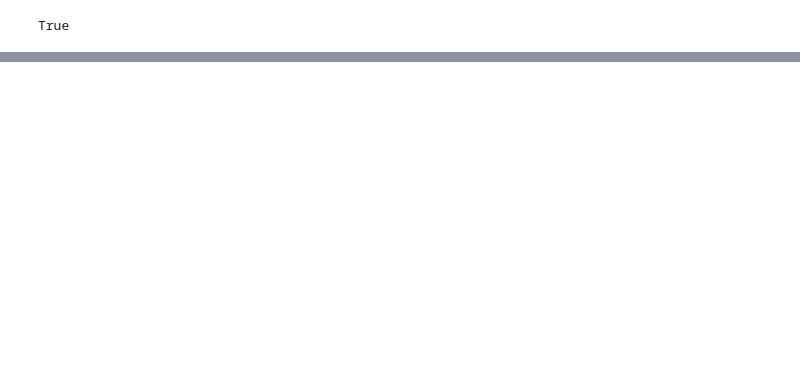
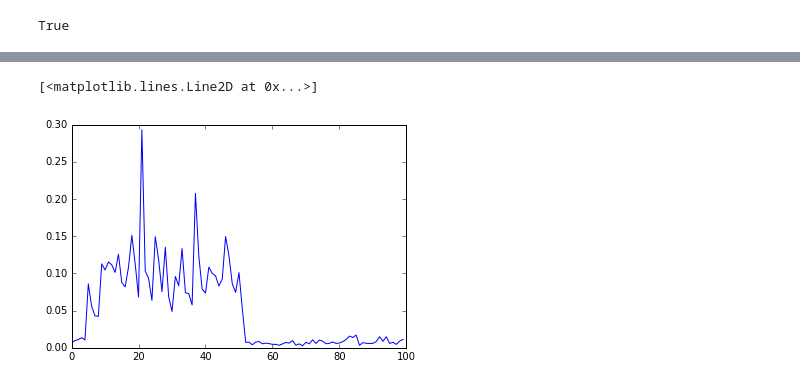
Before and after one commit to tonyduan/ppaml-cp7-blog, a Jupyter notebook: postprocessing.ipynb, the cells around one changed output, grey strips where cells are left out. Drawn from its saved outputs; the diff is of its cells as text; code cells hidden in the pictures; blank space fills up the shorter version.

```diff
--- a/postprocessing.ipynb
+++ b/postprocessing.ipynb
@@ -170,0 +171,5 @@ plt.savefig("out/%s/region_rates.png" % INPUT_SIZE)
+# %%
+plt.plot(history[4,:100])
+# %% [output]
+[<matplotlib.lines.Line2D at 0x...>]
+[figure, added]
```
Also changed, not shown: parts of 9 cells of this notebook, 21 other files.
